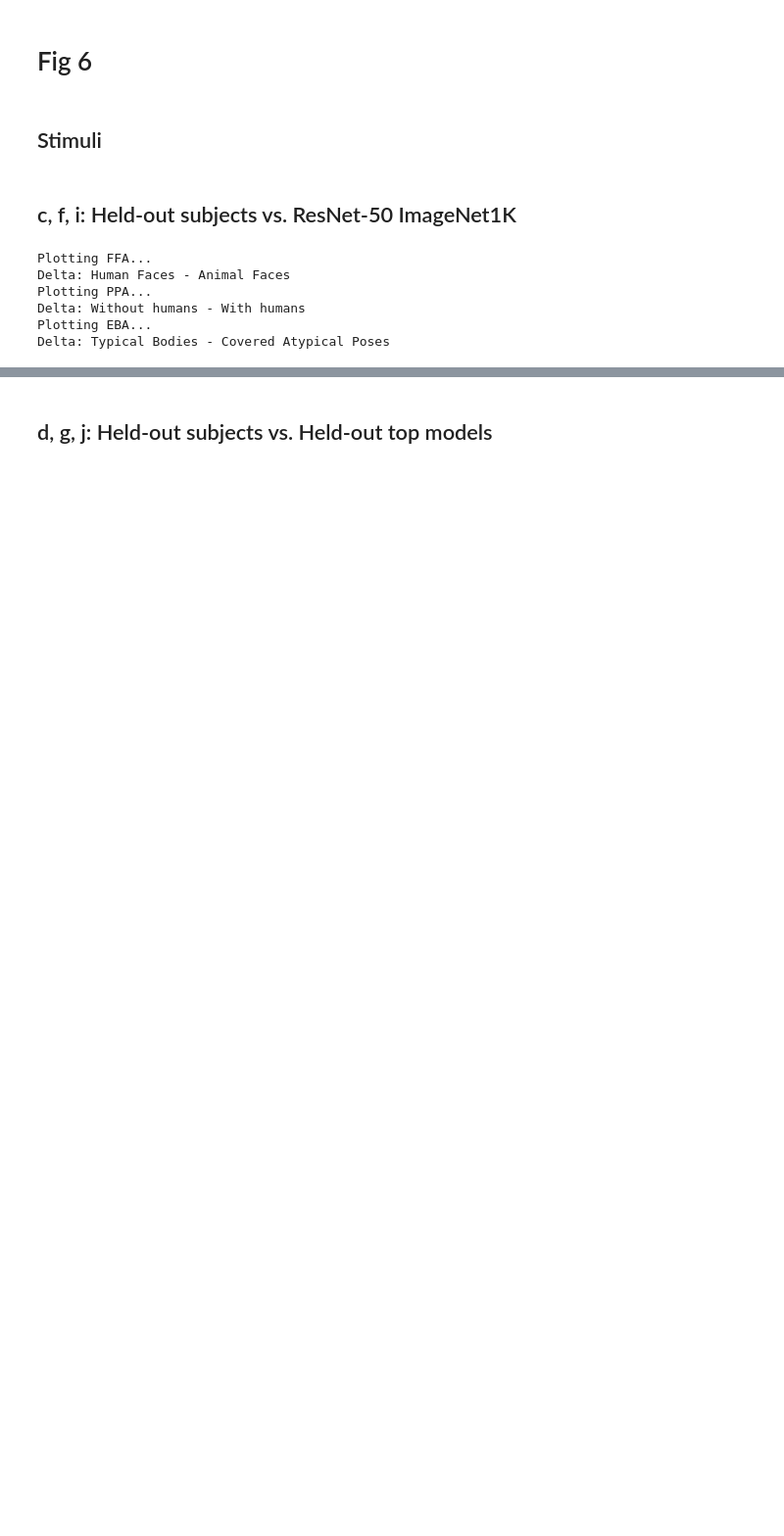
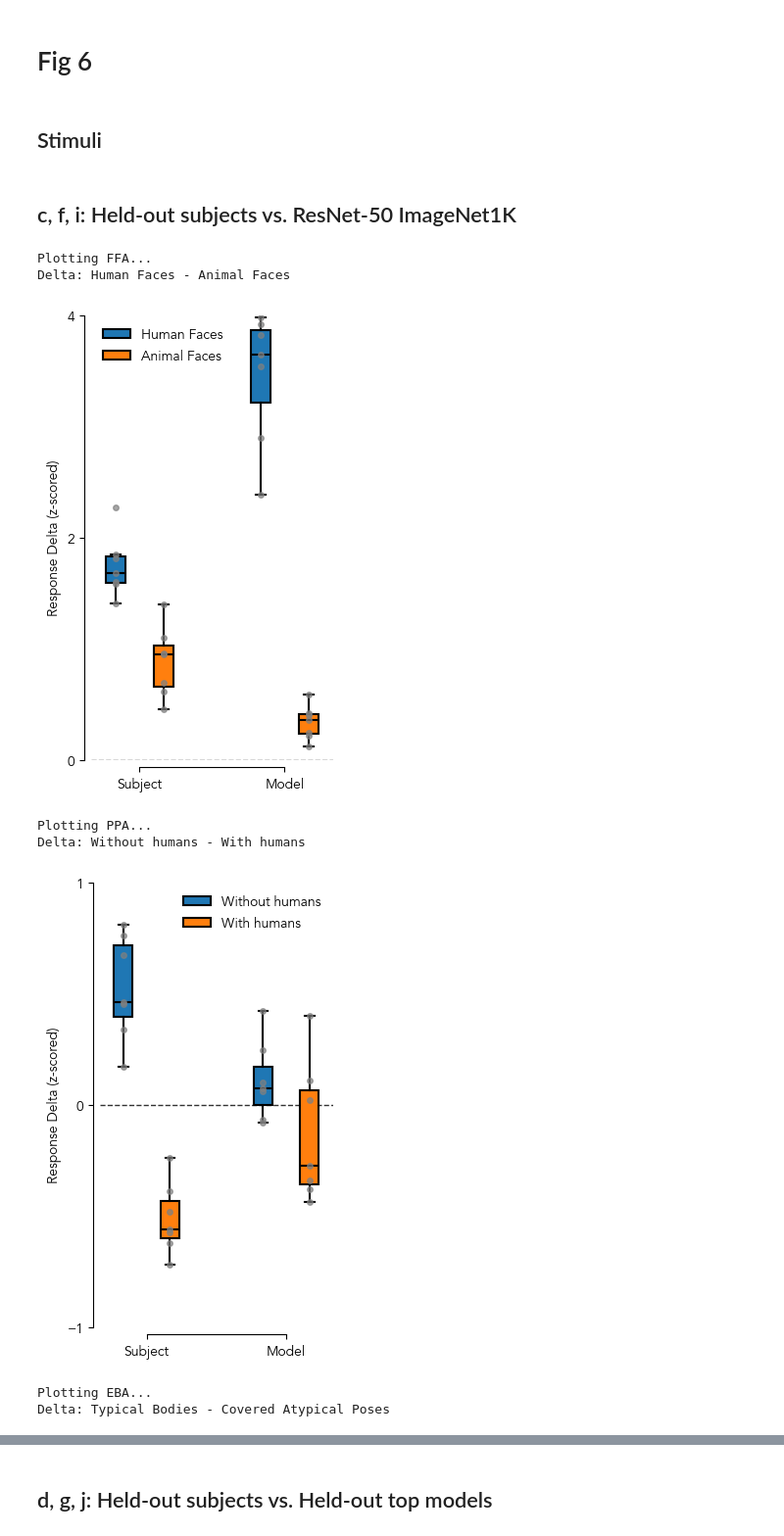
Before and after one commit to murtylab/comparing-category-selectivity, a Jupyter notebook: preprint/fig6.ipynb, the cells around one changed output, grey strips where cells are left out. Shown at 98% size. Cells and saved outputs as stored; diff of their text form; code cells hidden in the pictures; blank space fills up the shorter version.

```diff
--- a/preprint/fig6.ipynb
+++ b/preprint/fig6.ipynb
@@ -2184,5 +2790,5 @@ mh_color = '#15a6cc'
 # %%
-savefig = True
+savefig = False
 execute_lmm = False
 
 froi_lims = {
@@ -2356,34 +2962,36 @@ for froi in frois:
         [
             box["boxes"][0],
             box["boxes"][1],
         ],
         box_labels,
         loc='best',
         fontsize=10,
         frameon=False,
     )
     ax.set_xticks([0.5, 3.5])
     ax.set_xticklabels(['Subject', 'Model'], fontsize=12)
     ax.set_ylim(y_lims)
     ax.set_yticks(y_ticks)
     ax.set_ylabel('Response Delta (z-scored)')
     ax.spines['top'].set_visible(False)
     ax.spines['right'].set_visible(False)
     ax.spines['left'].set_position(('outward', 5))
     ax.spines['bottom'].set_position(('outward', 5))
     ax.spines['left'].set_bounds(y_ticks.min(), y_ticks.max())
     ax.spines['bottom'].set_bounds(0.5, 3.5)
 
     # plt.tight_layout()
     if savefig:
         plt.savefig(f'{plot_dir}/{froi}_subject2to8_resnet50imagenet_bags_responses.pdf', dpi=300, bbox_inches='tight')
     else:
         plt.show()
     plt.close()
 # %% [output]
 Plotting FFA...
 Delta: Human Faces - Animal Faces
-Plotting PPA...
-Delta: Without humans - With humans
-Plotting EBA...
-Delta: Typical Bodies - Covered Atypical Poses
+[figure, added]
+Plotting PPA...
+Delta: Without humans - With humans
+[figure, added]
+Plotting EBA...
+Delta: Typical Bodies - Covered Atypical Poses
```
Also changed, not shown: parts of 17 cells of this notebook.
